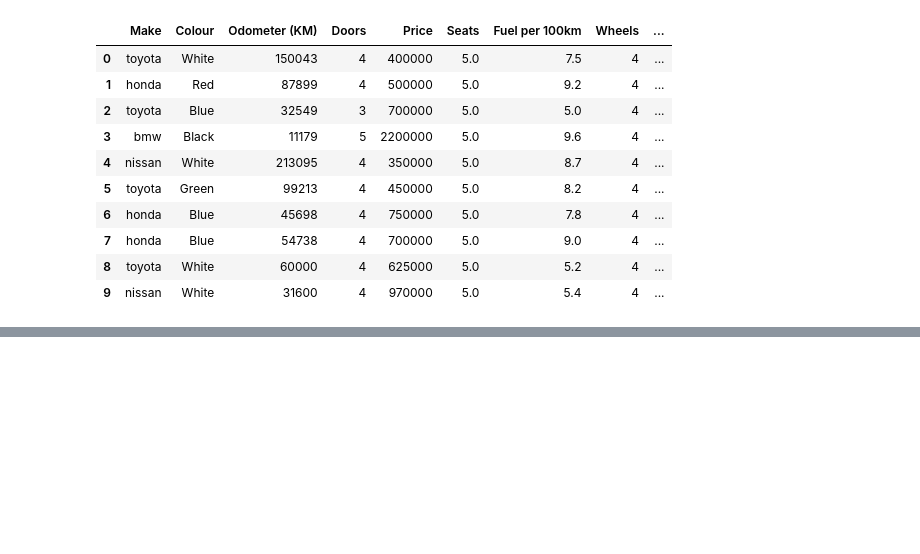
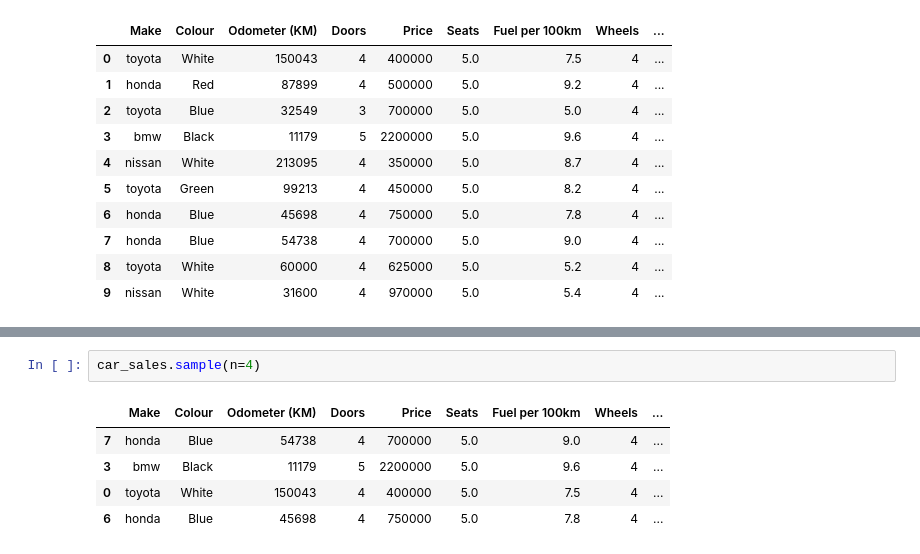
Before and after one commit to rociobenitez/AI-ML-DataScience-Bootcamp, a Jupyter notebook: notebooks/pandas/2-manipulacion-pandas.ipynb, the cells around one changed output, grey strips where cells are left out. Cells and saved outputs as stored; diff of their text form; blank space fills up the shorter version.

```diff
--- a/notebooks/pandas/2-manipulacion-pandas.ipynb
+++ b/notebooks/pandas/2-manipulacion-pandas.ipynb
@@ -223,0 +231,8 @@ car_sales
+# %%
+car_sales.sample(n=4)
+# %% [output]
+|  | Make | Colour | Odometer (KM) | Doors | Price | Seats | Fuel per 100km | Wheels | ... |
+| 7 | honda | Blue | 54738 | 4 | 700000 | 5.0 | 9.0 | 4 | ... |
+| 3 | bmw | Black | 11179 | 5 | 2200000 | 5.0 | 9.6 | 4 | ... |
+| 0 | toyota | White | 150043 | 4 | 400000 | 5.0 | 7.5 | 4 | ... |
+| 6 | honda | Blue | 45698 | 4 | 750000 | 5.0 | 7.8 | 4 | ... |
```
Also changed, not shown: parts of 3 cells of this notebook.
